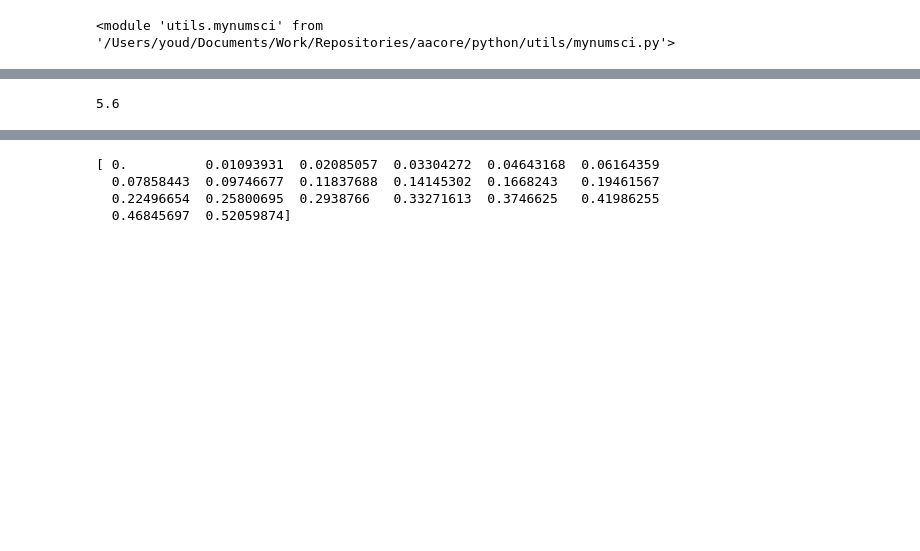
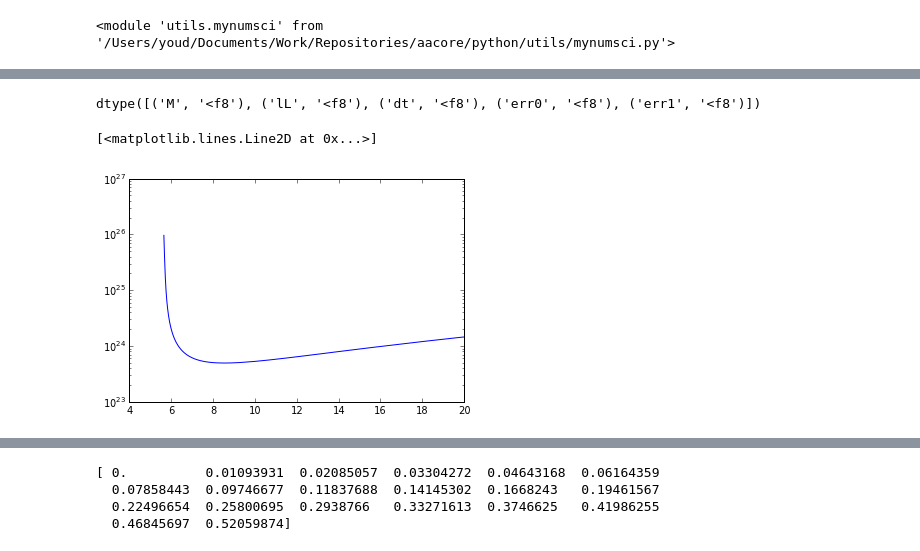
Before and after one commit to apiso/core_accretion, a Jupyter notebook: python/RadSGPoly/Evolve.ipynb, the cells around one changed output, grey strips where cells are left out. Drawn from its saved outputs; the diff is of its cells as text; code cells hidden in the pictures; blank space fills up the shorter version.

```diff
--- a/python/RadSGPoly/Evolve.ipynb
+++ b/python/RadSGPoly/Evolve.ipynb
@@ -42,4 +41,5 @@ Run with full_output = 1 to get quantitative information.
 # %%
-errm2, errm1 = restart['errm2'], restart['errm1']
-Mm2, Mm1 = restart['Mm2'], restart['Mm1']
+restart = restartn
+restartM = 2*restart['Mm1'] - restart['Mm2']
+print restart['Mm1']/Me, restartM/Me
 # %% [output]
@@ -54,0 +47,2 @@ array([  0.00000000e+00,   1.40141270e+10,   1.15970462e+10])
+# %%
+bcan, profsn, restartn = s2.evolve_DM(restartM, 20*Me - restartM, restart=restart, savefile=1)
@@ -59,4 +84,3 @@ array([ 5.6    ,  5.606  ,  5.61206])
-# %%
-print "{:.1f}".format(bca3.M[-1]/Me)
-# %% [output]
-5.6
+# %%
+bcam = np.concatenate((bcam, bcan))
+bcam = bcam.view(np.recarray)
@@ -62,0 +89,9 @@ print "{:.1f}".format(bca3.M[-1]/Me)
+# %%
+bcam.dtype
+# %% [output]
+dtype([('M', '<f8'), ('lL', '<f8'), ('dt', '<f8'), ('err0', '<f8'), ('err1', '<f8')])
+# %%
+semilogy(bcam.M/Me, 10**bcam.lL)
+# %% [output]
+[<matplotlib.lines.Line2D at 0x...>]
+[figure, added]
```
Also changed, not shown: parts of 21 cells of this notebook, 2 other files.
